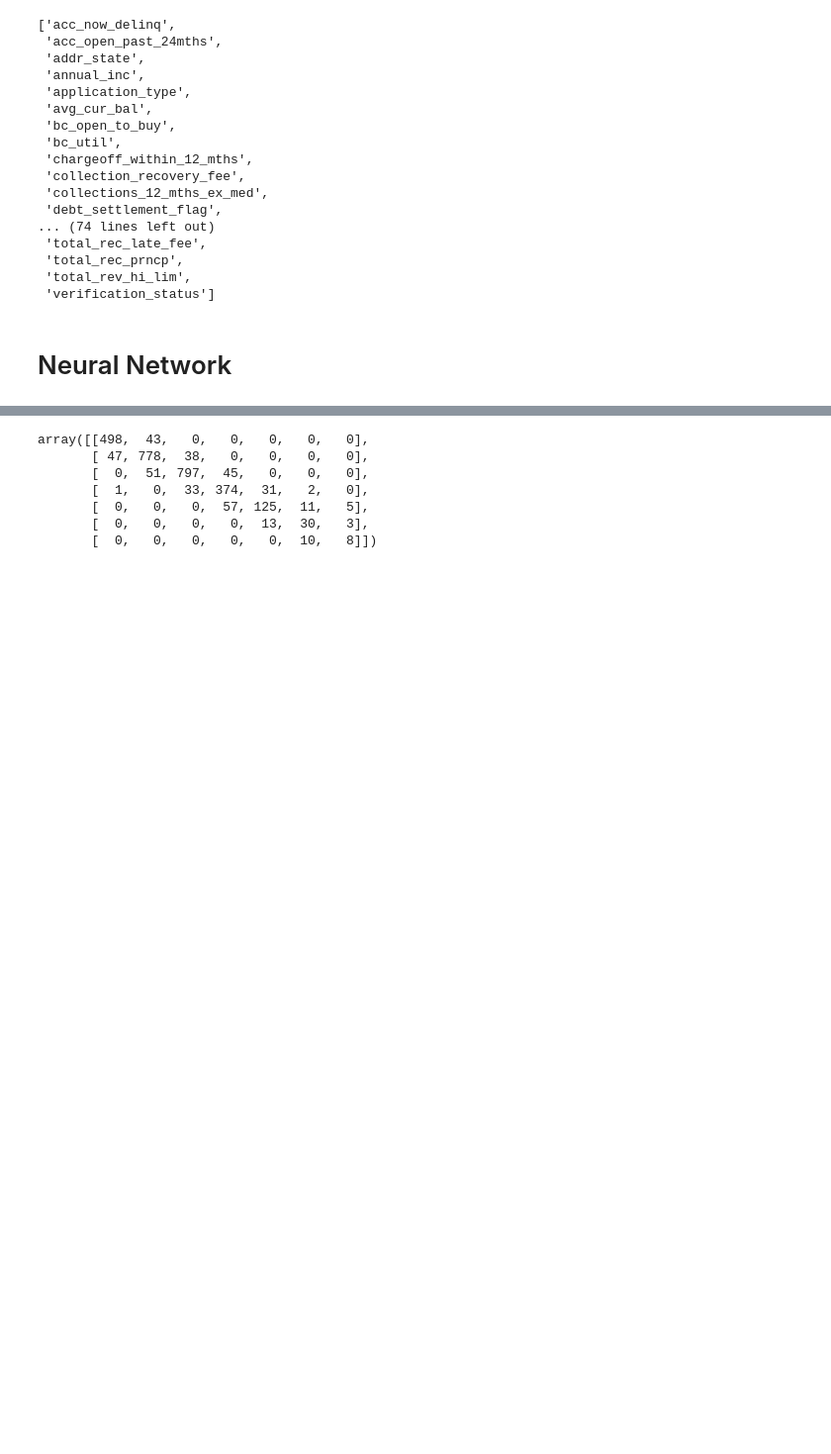
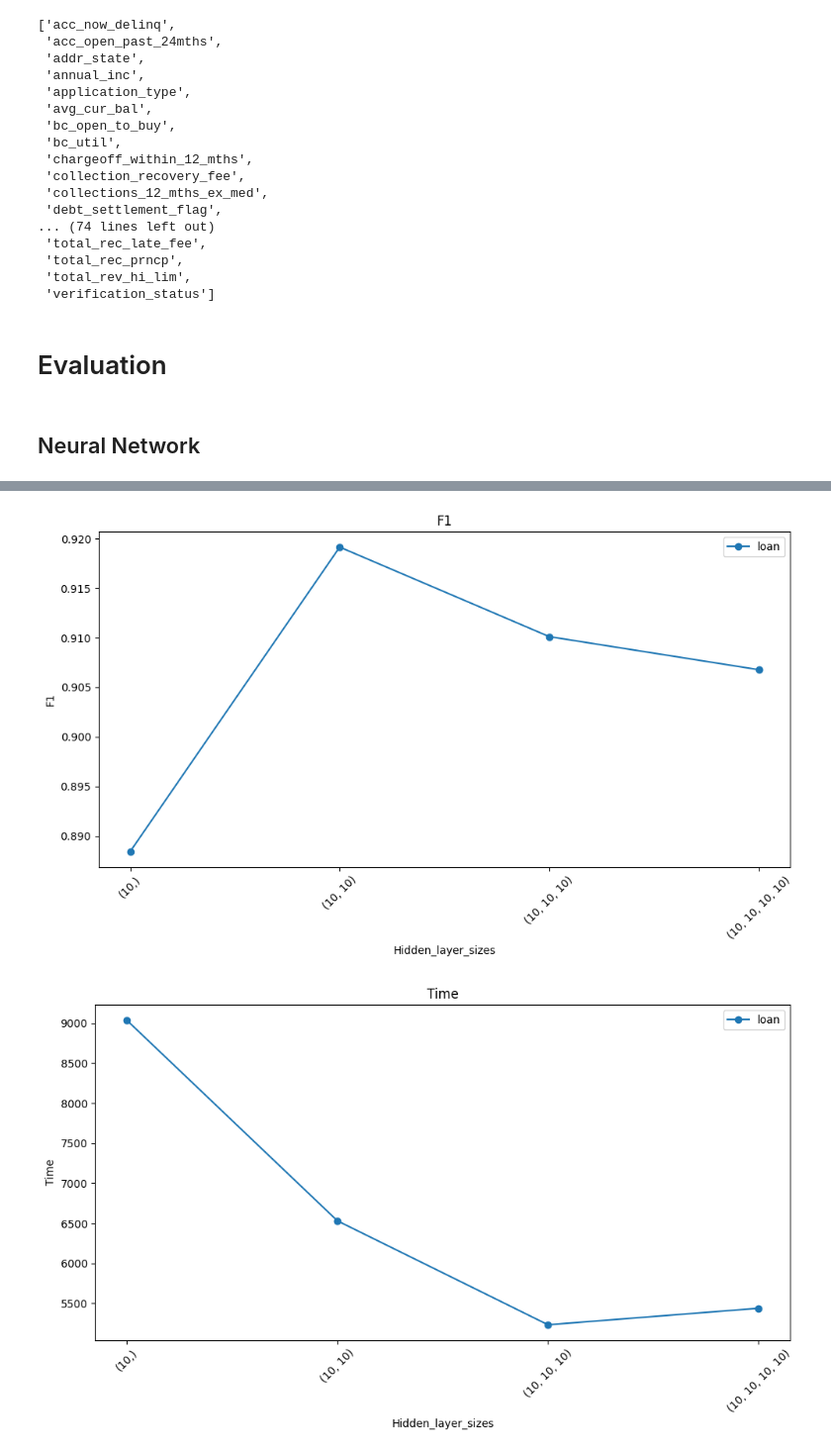
Before and after one commit to Maustrian3/ML24, a Jupyter notebook: exercise-1/loan.ipynb, the cells around one changed output, grey strips where cells are left out. Shown at 99% size. Drawn from its saved outputs; the diff is of its cells as text; code cells hidden in the pictures; blank space fills up the shorter version.

Commit message:
executed tests for loan

```diff
--- a/exercise-1/loan.ipynb
+++ b/exercise-1/loan.ipynb
@@ -196,13 +201,23 @@ preprocessor = ColumnTransformer([
     remainder='passthrough'  # passthrough columns not listed in any pipeline
 )
 # %%
-pipeline = Pipeline([
+pipeline_standard = Pipeline([
     ('preprocessor', preprocessor),
     ('imputer', SimpleImputer(strategy='most_frequent', missing_values=np.nan)),
     #('scaler', MinMaxScaler()),
     ('scaler', StandardScaler())
 ])
 
+pipeline = Pipeline([
+    ('preprocessor', preprocessor),
+    ('imputer', SimpleImputer(strategy='most_frequent', missing_values=np.nan)),
+    ('scaler', MinMaxScaler())
+])
+
+X_train_std = pipeline_standard.fit_transform(X_train)
+X_test_std = pipeline_standard.transform(X_test)
+X_comp_std = pipeline_standard.transform(X_comp)
+
 # Preprocess training data
 X_train = pipeline.fit_transform(X_train)
 X_test = pipeline.transform(X_test)
@@ -216,25 +231,25 @@ label_encoder = LabelEncoder()
 #y_test = y_test.map(label)
 y_train = label_encoder.fit_transform(y_train)
 y_test = label_encoder.transform(y_test)
+# %% [markdown]
+# Evaluation
 # %% [markdown]
-# Neural Network
+## Neural Network
 # %%
-
-clf = MLPClassifier(solver='adam', activation='tanh', alpha=1e-4, hidden_layer_sizes=(80, 80), random_state=69, max_iter=3000, verbose=True, tol=5e-5)
-clf.fit(X_train, y_train)
-
-y_pred = clf.predict(X_test)
-
-# Evaluate the model
-accuracy = accuracy_score(y_test, y_pred)
-recall = recall_score(y_test, y_pred, average='weighted')
-precision = precision_score(y_test, y_pred, average='weighted')
-f1 = f1_score(y_test, y_pred, average='weighted')
-print("Accuracy:", accuracy)
-print("Recall:", recall)
-print("Precision:", precision)
-print("F1 Score:", f1)
-
-# confusion matrix
-confusion_matrix(y_test, y_pred)
+reload(evaluator)
+hyperparameters = {
+    'solver': 'adam',
+    'activation': 'relu',
+    'learning_rate': 'constant',
+    #'hidden_layer_sizes': (15, 15, 15),
+    #'random_state': 7895,
+    'max_iter': 2000,
+    'verbose': False,
+    #'tol': 5e-5
+}
+hyperparameters_iterator = {'hidden_layer_sizes': [(10,), (10,10), (10,10,10), (10,10,10,10),]}
+nn_hidden_layer_deep = evaluator.evaluate2_mean(MLPClassifier, X_train, y_train, X_test, y_test, hyperparameters=hyperparameters,
+                           hyperparameters_iterate=hyperparameters_iterator, number_of_tests=10)
+evaluator.draw_diagram2_list({"loan": nn_hidden_layer_deep}, x_axis='hidden_layer_sizes', y_axis=['f1', 'time'], logaritmic=False)
+evaluator.draw_diagram2_list_all_in_one({"loan": nn_hidden_layer_deep}, x_axis='hidden_layer_sizes', y_axis=['accuracy', 'precision', 'recall', 'f1'], logaritmic=False)
 # %% [output]
@@ -258,7 +264,2 @@ F1 Score: 0.8696467006295576
-array([[498,  43,   0,   0,   0,   0,   0],
-       [ 47, 778,  38,   0,   0,   0,   0],
-       [  0,  51, 797,  45,   0,   0,   0],
-       [  1,   0,  33, 374,  31,   2,   0],
-       [  0,   0,   0,  57, 125,  11,   5],
-       [  0,   0,   0,   0,  13,  30,   3],
-       [  0,   0,   0,   0,   0,  10,   8]])
+[figure, added]
+[figure, added]
```
Also changed, not shown: parts of 14 cells of this notebook, 1 other file.
